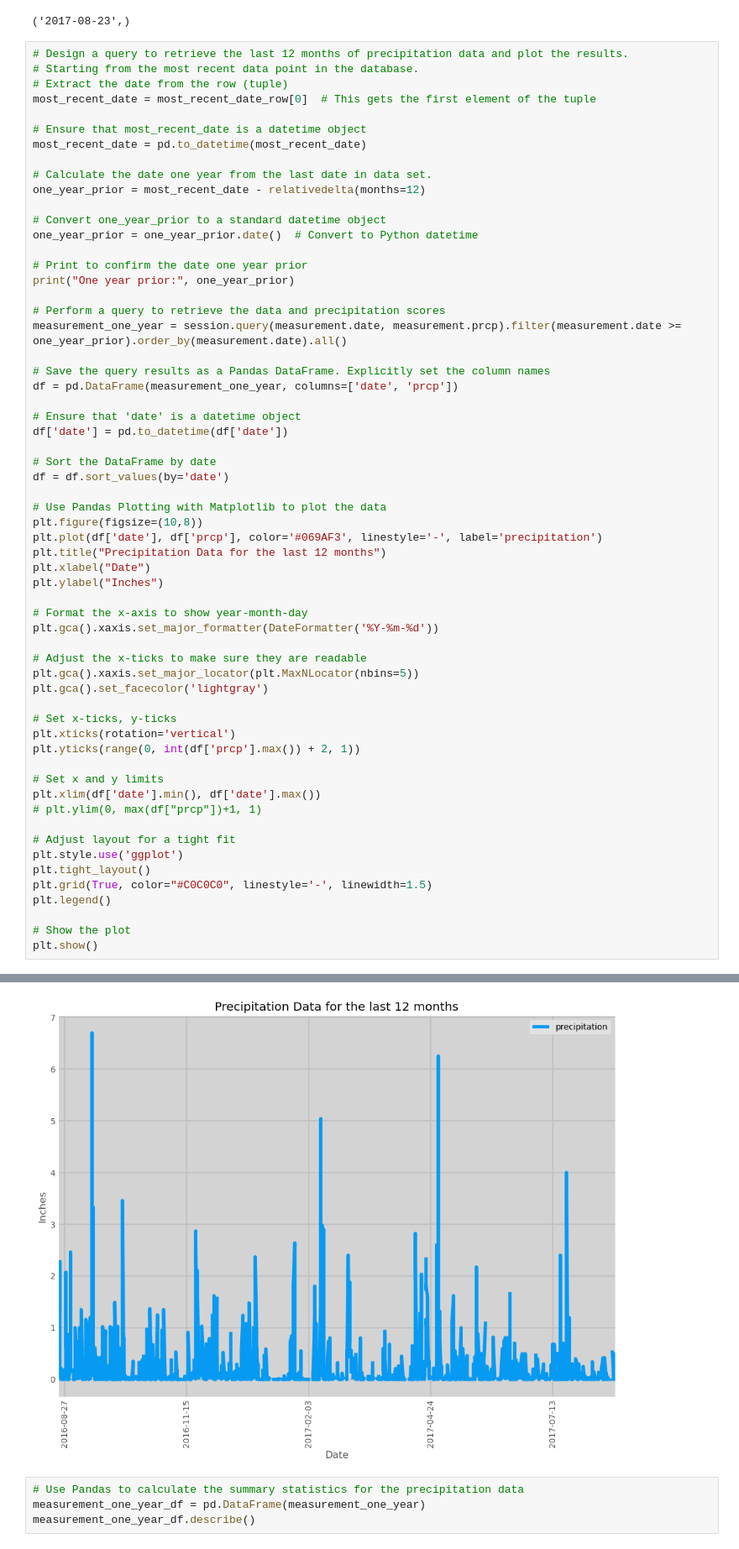
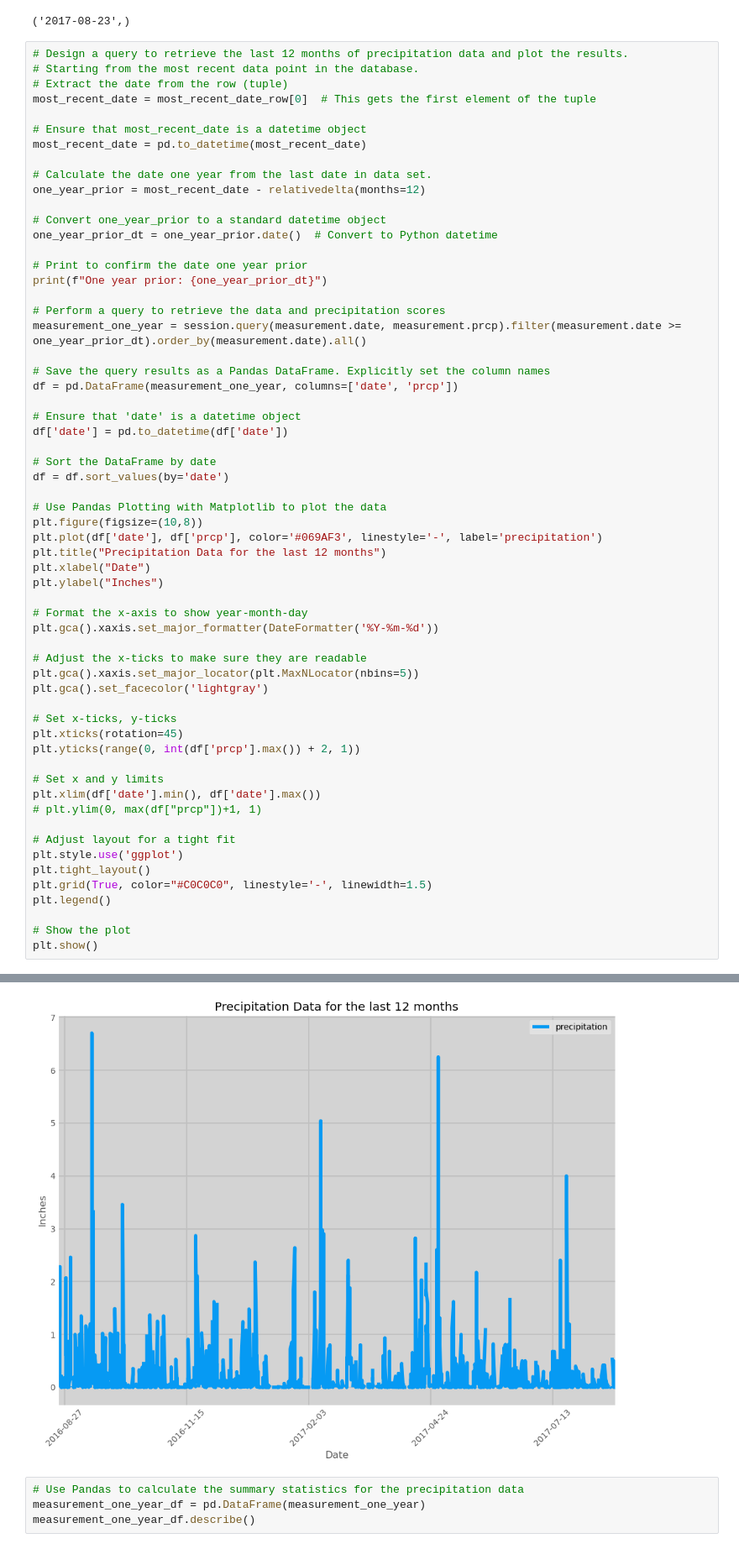
Before and after one commit to anhpham229/sqlalchemy-challenge, a Jupyter notebook: SurfsUp/climate_starter.ipynb, the cells around one changed output, grey strips where cells are left out. Shown: that part at 84% size. Cells and saved outputs as stored; diff of their text form.

```diff
--- a/SurfsUp/climate_starter.ipynb
+++ b/SurfsUp/climate_starter.ipynb
@@ -74,13 +74,13 @@ most_recent_date = pd.to_datetime(most_recent_date)
 one_year_prior = most_recent_date - relativedelta(months=12)
 
 # Convert one_year_prior to a standard datetime object
-one_year_prior = one_year_prior.date()  # Convert to Python datetime
+one_year_prior_dt = one_year_prior.date()  # Convert to Python datetime
 
 # Print to confirm the date one year prior
-print("One year prior:", one_year_prior)
+print(f"One year prior: {one_year_prior_dt}")
 
 # Perform a query to retrieve the data and precipitation scores
-measurement_one_year = session.query(measurement.date, measurement.prcp).filter(measurement.date >= one_year_prior).order_by(measurement.date).all()
+measurement_one_year = session.query(measurement.date, measurement.prcp).filter(measurement.date >= one_year_prior_dt).order_by(measurement.date).all()
 
 # Save the query results as a Pandas DataFrame. Explicitly set the column names
 df = pd.DataFrame(measurement_one_year, columns=['date', 'prcp'])
@@ -95,35 +95,35 @@ df = df.sort_values(by='date')
 plt.figure(figsize=(10,8))
 plt.plot(df['date'], df['prcp'], color='#069AF3', linestyle='-', label='precipitation')
 plt.title("Precipitation Data for the last 12 months")
 plt.xlabel("Date")
 plt.ylabel("Inches")
 
 # Format the x-axis to show year-month-day
 plt.gca().xaxis.set_major_formatter(DateFormatter('%Y-%m-%d'))
 
 # Adjust the x-ticks to make sure they are readable
 plt.gca().xaxis.set_major_locator(plt.MaxNLocator(nbins=5))
 plt.gca().set_facecolor('lightgray')
 
 # Set x-ticks, y-ticks
-plt.xticks(rotation='vertical')
+plt.xticks(rotation=45)
 plt.yticks(range(0, int(df['prcp'].max()) + 2, 1))
 
 # Set x and y limits
 plt.xlim(df['date'].min(), df['date'].max())
 # plt.ylim(0, max(df["prcp"])+1, 1)
 
 # Adjust layout for a tight fit
 plt.style.use('ggplot')
 plt.tight_layout()
 plt.grid(True, color="#C0C0C0", linestyle='-', linewidth=1.5)
 plt.legend()
 
 # Show the plot
 plt.show()
 # %% [output]
 One year prior: 2016-08-23
-[figure, old version]
+[figure, new version]
 # %%
 # Use Pandas to calculate the summary statistics for the precipitation data
 measurement_one_year_df = pd.DataFrame(measurement_one_year)
```
Also changed, not shown: parts of 1 cell of this notebook, 1 other file.
